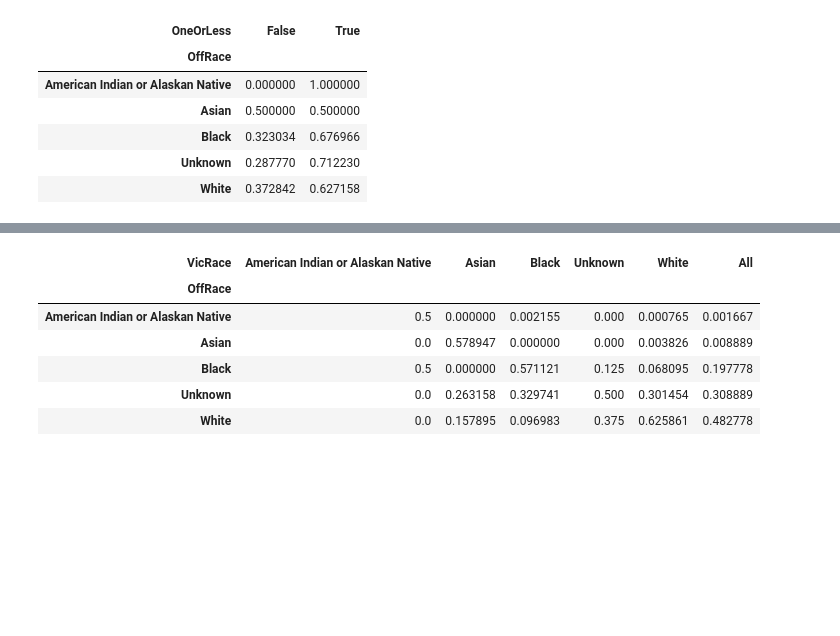
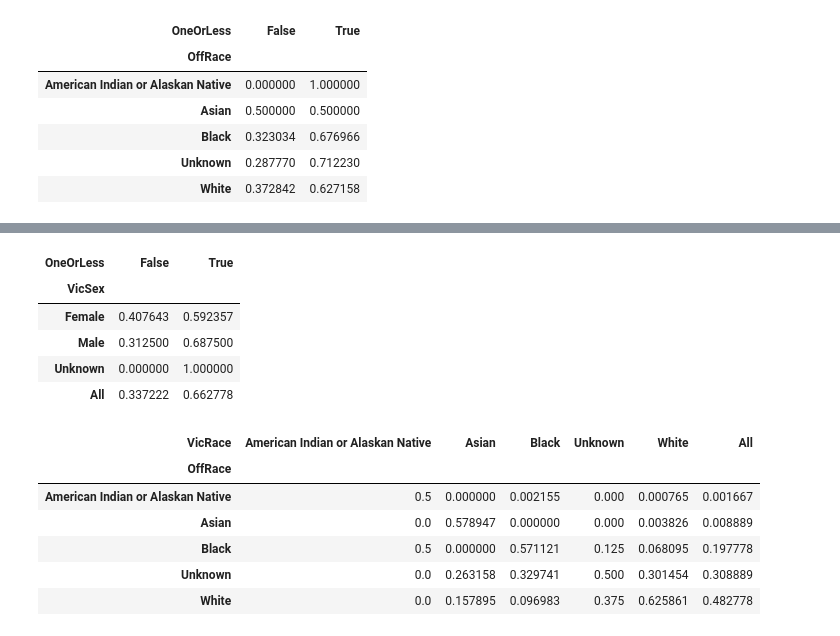
Before and after one commit to emily-ocasio/news, a Jupyter notebook: Analyze.ipynb, the cells around one changed output, grey strips where cells are left out. Saved outputs shown, nothing was run; the diff lists cells and outputs as text; code cells hidden in the pictures; blank space fills up the shorter version.

```diff
--- a/Analyze.ipynb
+++ b/Analyze.ipynb
@@ -82,3 +110,12 @@ pd.crosstab(df['OffRace'],df['OneOrLess'],normalize='index')
+# %%
+pd.crosstab(df['VicSex'],df['OneOrLess'], normalize='index', margins=True)
+# %% [output]
+| OneOrLess | False | True |
+| VicSex |  |  |
+| Female | 0.407643 | 0.592357 |
+| Male | 0.312500 | 0.687500 |
+| Unknown | 0.000000 | 1.000000 |
+| All | 0.337222 | 0.662778 |
 # %%
 pd.crosstab(df['OffRace'],df['VicRace'], normalize='columns',margins=True)
 # %% [output]
```
Also changed, not shown: parts of 21 cells of this notebook, 4 other files.
